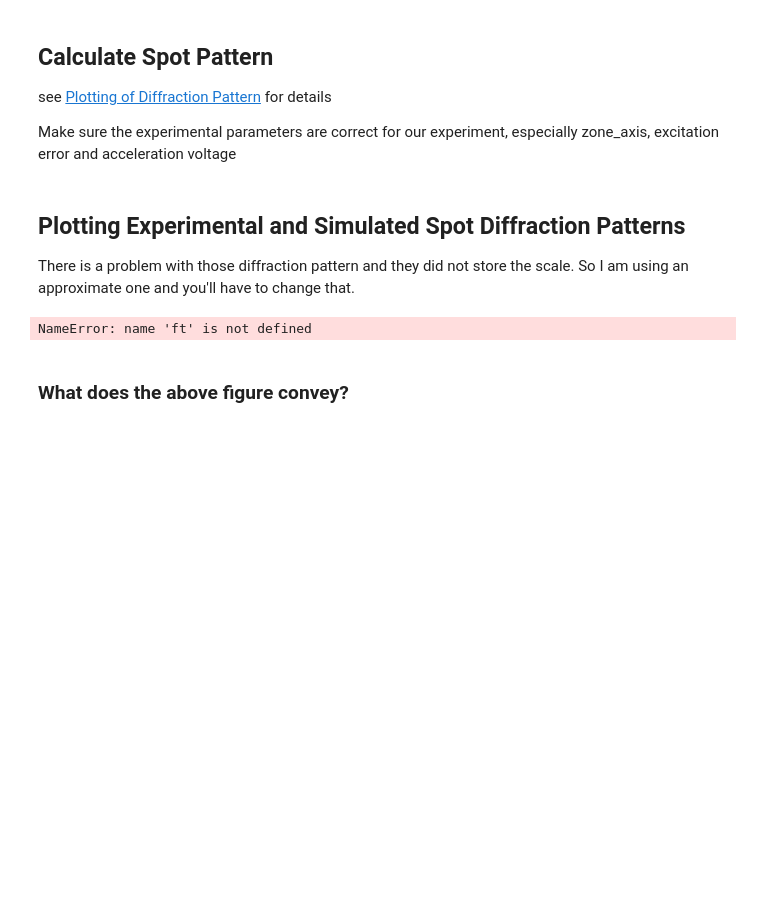
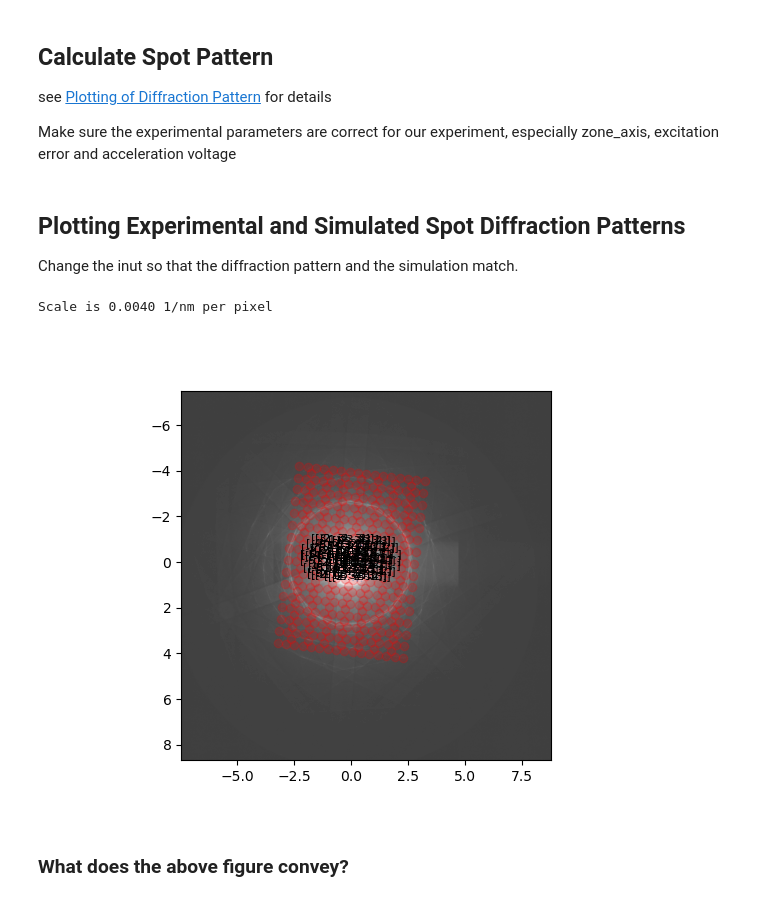
Before and after one commit to gduscher/MSE672-Introduction-to-TEM, a Jupyter notebook: Homework/Homework03-KinematicDiffraction.ipynb, the cells around one changed output. Cells and saved outputs as stored; diff of their text form; code cells hidden in the pictures; blank space fills up the shorter version.

```diff
--- a/Homework/Homework03-KinematicDiffraction.ipynb
+++ b/Homework/Homework03-KinematicDiffraction.ipynb
@@ -282,47 +243,48 @@ atoms.info['experimental'] = tags_experiment
 ######################################
 
 ks.kinematic_scattering(atoms, verbose=False)
-# %% [markdown]
-## Plotting Experimental and Simulated Spot Diffraction Patterns
-
-There is a problem with those diffraction pattern and they did not store the scale.
-So I am using an approximate one and you'll have to change that.
+# %% [markdown]
+## Plotting Experimental and Simulated Spot Diffraction Patterns
+
+
+Change the inut so that the diffraction pattern and the simulation match.
 # %%
 # ----- Input ---------
 rotation_angle = -7 # in degrees
 convergence_angle = .04  # in 1/nm
-pixel_size = ft.get_slope(diff_pattern.x.values)
+pixel_size = pyTEMlib.file_tools.get_slope(diff_pattern.x.values) *1.01
 # -------------------
 tags_simulation = atoms.info['diffraction']
 
 g = gx = gy = pixel_size/10
 
 print(f'Scale is {g:.4f} 1/nm per pixel')
 extent= np.array([-center[0]*gx, (diff_pattern.shape[0]-center[0])*gx,(diff_pattern.shape[1]-center[1])*gy, -center[1]*gy])
 
 # rotation matrix  around z axis to coincide with spots
 angle = np.radians(rotation_angle)
 c = np.cos(angle)
 s = np.sin(angle)
 r_mat = np.array([[c,-s,0],[s,c,0],[0,0,1]])
 rotation_matrix = r_mat
 
 
 spots_simulation =  np.dot(tags_simulation['allowed']['g'], rotation_matrix)
 spots_ZOLZ = spots_simulation[tags_simulation['allowed']['ZOLZ']]
 fig = plt.figure()
 #fig.suptitle(' SAED in ' + str(tags_experiment['zone_hkl']), fontsize=20)
 plt.scatter(spots_ZOLZ[:,0], spots_ZOLZ[:,1], c='red',  alpha = 0.2,   label='spots')
 plt.imshow(np.log2(1+diff_pattern).T,cmap="gray", extent=(extent), vmin=np.max(np.log2(1+diff_pattern))*0.5);
 
 for i in range(len(tags_simulation['allowed']['g'])):
     if np.linalg.norm(tags_simulation['allowed']['g'][i]) <1:
         disk = plt.Circle((spots_simulation[i,0], spots_simulation[i,1] ), convergence_angle, alpha=0.3)
         plt.gca().add_artist(disk)
         plt.text(spots_simulation[i,0], spots_simulation[i,1],str(tags_simulation['allowed']['hkl'][i]),
                 fontsize = 8, horizontalalignment = 'center', verticalalignment ='bottom')
 # %% [output]
-NameError: name 'ft' is not defined
+Scale is 0.0040 1/nm per pixel
+[figure, added]
 # %% [markdown]
 ### What does the above figure convey?
 # %% [markdown]
```
Also changed, not shown: parts of 11 cells of this notebook, 1 other file.
